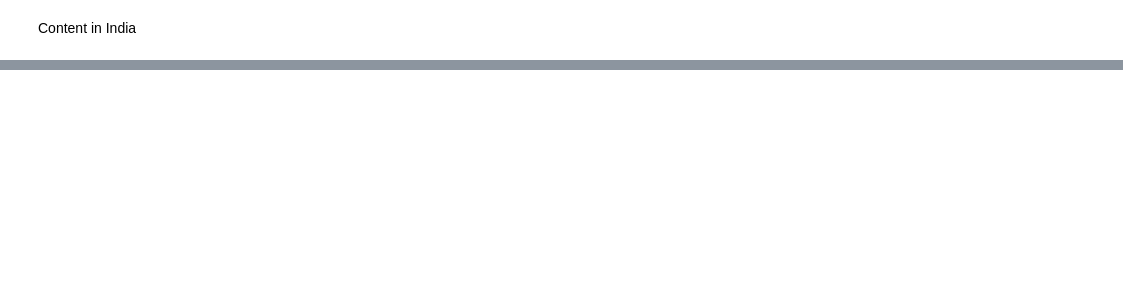
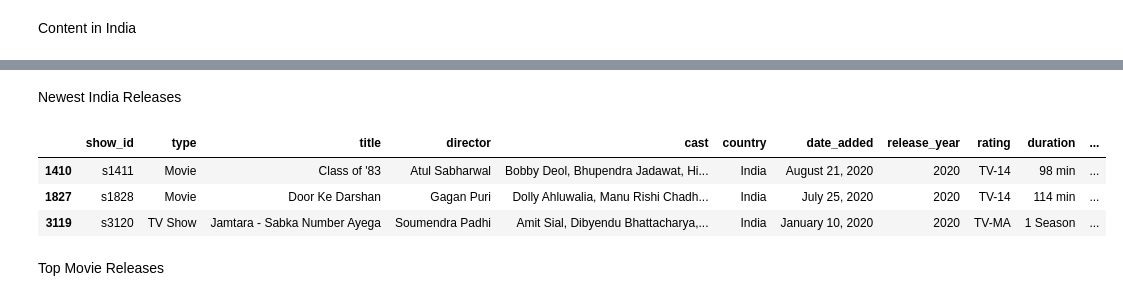
Before and after one commit to vidhik2002/Movie-Recommendation-Netflix, a Jupyter notebook: Recommendation-System.ipynb, the cells around one changed output, grey strips where cells are left out. Cells and saved outputs as stored; diff of their text form; code cells hidden in the pictures; blank space fills up the shorter version.

Commit message:
feat: top releases

```diff
--- a/Recommendation-System.ipynb
+++ b/Recommendation-System.ipynb
@@ -156,0 +150,12 @@ fig.show()
+# %% [markdown]
+Newest India Releases
+# %%
+newest_india_releases=netflix_india.sort_values(by='release_year', ascending=False)[0:20]
+newest_india_releases.head(3)
+# %% [output]
+|  | show_id | type | title | director | cast | country | date_added | release_year | rating | duration | ... |
+| 1410 | s1411 | Movie | Class of '83 | Atul Sabharwal | Bobby Deol, Bhupendra Jadawat, Hi... | India | August 21, 2020 | 2020 | TV-14 | 98 min | ... |
+| 1827 | s1828 | Movie | Door Ke Darshan | Gagan Puri | Dolly Ahluwalia, Manu Rishi Chadh... | India | July 25, 2020 | 2020 | TV-14 | 114 min | ... |
+| 3119 | s3120 | TV Show | Jamtara - Sabka Number Ayega | Soumendra Padhi | Amit Sial, Dibyendu Bhattacharya,... | India | January 10, 2020 | 2020 | TV-MA | 1 Season | ... |
+# %% [markdown]
+Top Movie Releases
```
Also changed, not shown: parts of 3 cells of this notebook.
